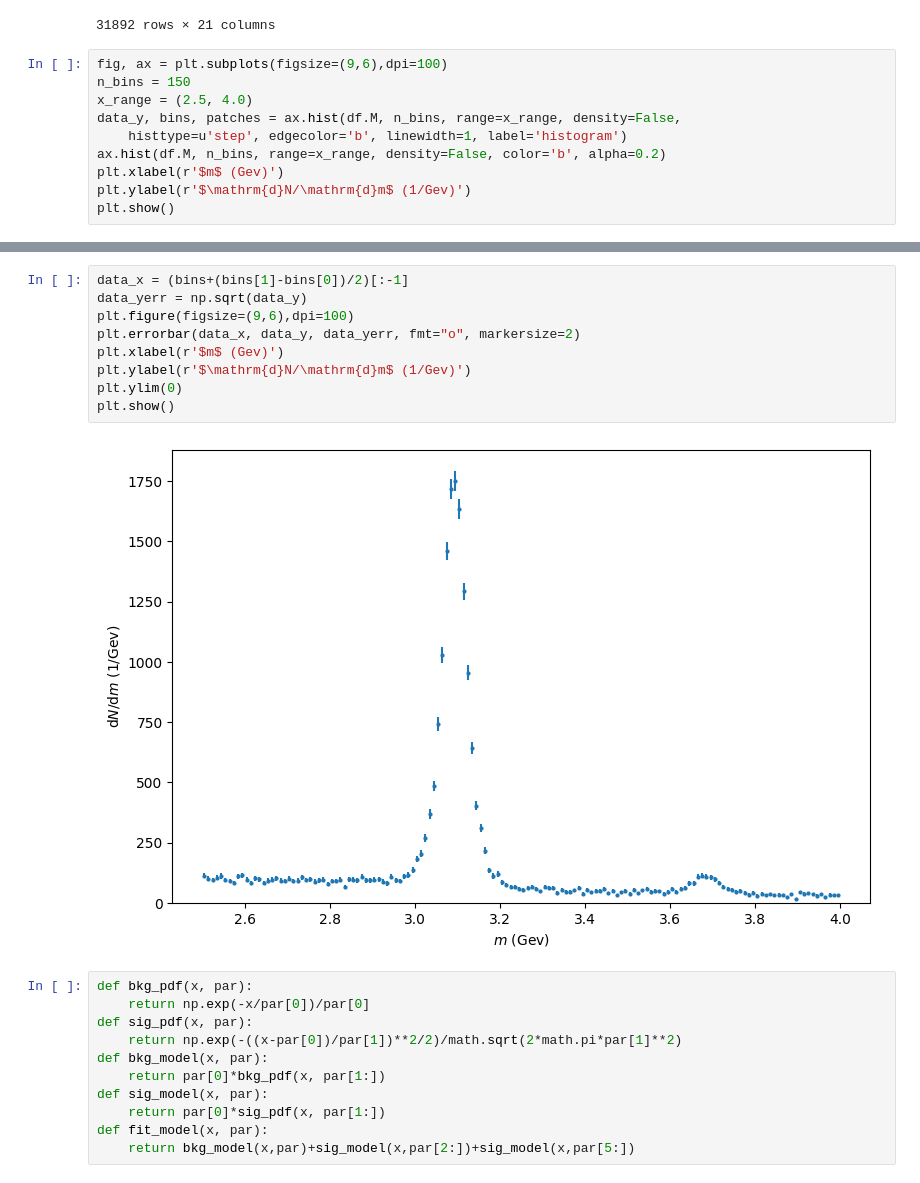
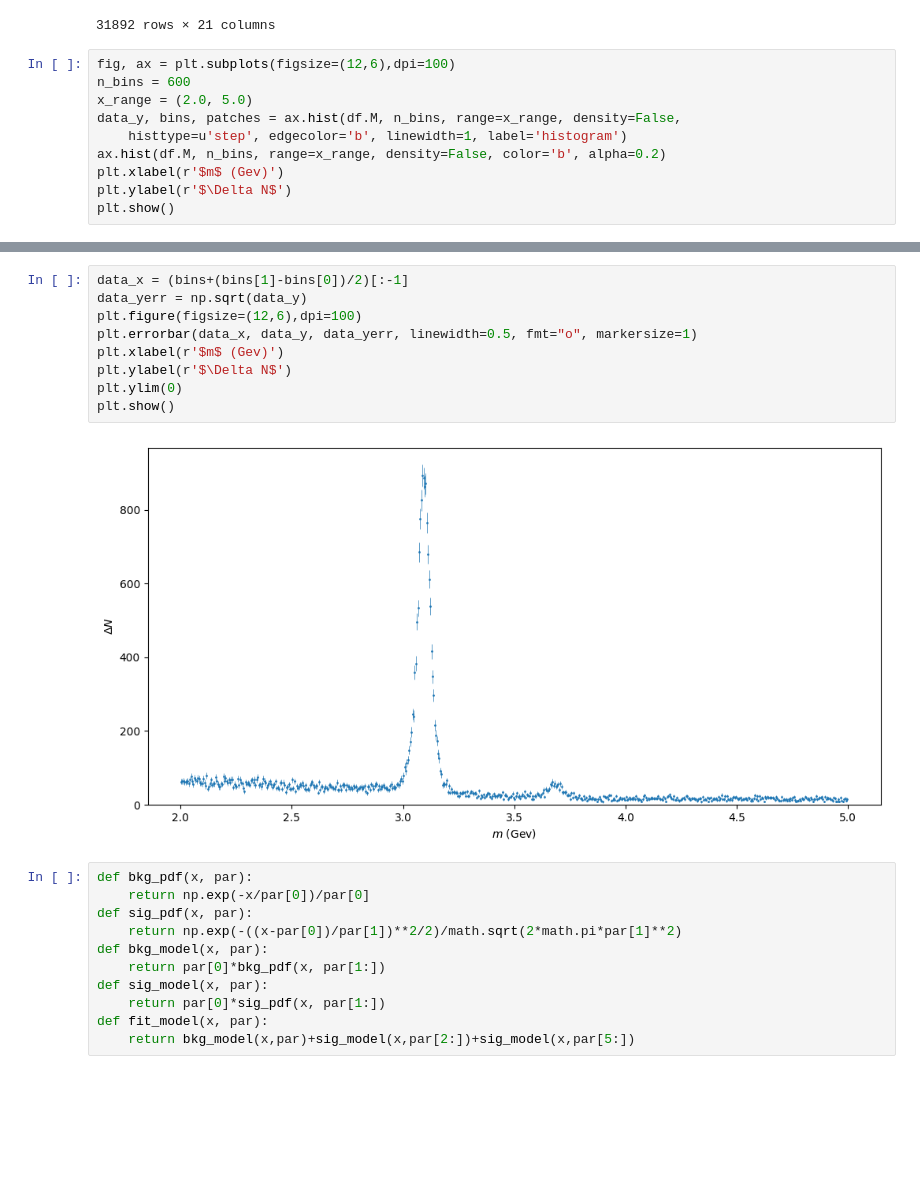
Before and after one commit to lucalista/analisi-dati-2022, a Jupyter notebook: 16.01.00__Massa_della_J-psi.ipynb, the cells around one changed output, grey strips where cells are left out. Saved outputs shown, nothing was run; the diff lists cells and outputs as text; blank space fills up the shorter version.

```diff
--- a/16.01.00__Massa_della_J-psi.ipynb
+++ b/16.01.00__Massa_della_J-psi.ipynb
@@ -48,13 +48,13 @@ df
 | 31891 | 173236 | 277008818 | G | 13.01410 | 8.072340 | 8.782590 | 5.20193 | 11.92880 | 0.423324 | 0.827512 | ... | ... |
 31892 rows × 21 columns
 # %%
-fig, ax = plt.subplots(figsize=(9,6),dpi=100)
-n_bins = 150
-x_range = (2.5, 4.0)
+fig, ax = plt.subplots(figsize=(12,6),dpi=100)
+n_bins = 600
+x_range = (2.0, 5.0)
 data_y, bins, patches = ax.hist(df.M, n_bins, range=x_range, density=False,
     histtype=u'step', edgecolor='b', linewidth=1, label='histogram')
 ax.hist(df.M, n_bins, range=x_range, density=False, color='b', alpha=0.2)
 plt.xlabel(r'$m$ (Gev)')
-plt.ylabel(r'$\mathrm{d}N/\mathrm{d}m$ (1/Gev)')
+plt.ylabel(r'$\Delta N$')
 plt.show()
 # %% [output]
@@ -62,14 +62,14 @@ plt.show()
 # %%
 data_x = (bins+(bins[1]-bins[0])/2)[:-1]
 data_yerr = np.sqrt(data_y)
-plt.figure(figsize=(9,6),dpi=100)
-plt.errorbar(data_x, data_y, data_yerr, fmt="o", markersize=2)
+plt.figure(figsize=(12,6),dpi=100)
+plt.errorbar(data_x, data_y, data_yerr, linewidth=0.5, fmt="o", markersize=1)
 plt.xlabel(r'$m$ (Gev)')
-plt.ylabel(r'$\mathrm{d}N/\mathrm{d}m$ (1/Gev)')
+plt.ylabel(r'$\Delta N$')
 plt.ylim(0)
 plt.show()
 # %% [output]
-[figure, old version]
+[figure, new version]
 # %%
 def bkg_pdf(x, par):
     return np.exp(-x/par[0])/par[0]
```
Also changed, not shown: parts of 14 cells of this notebook.
